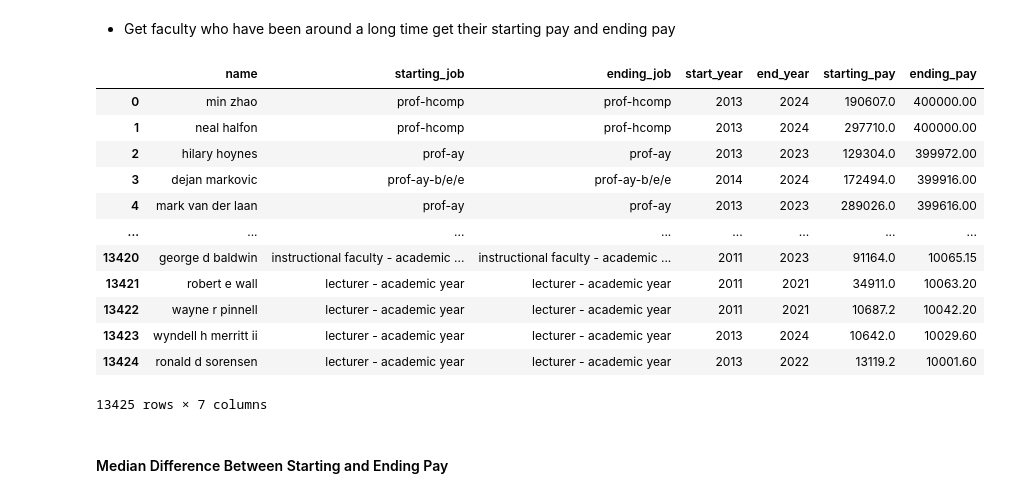
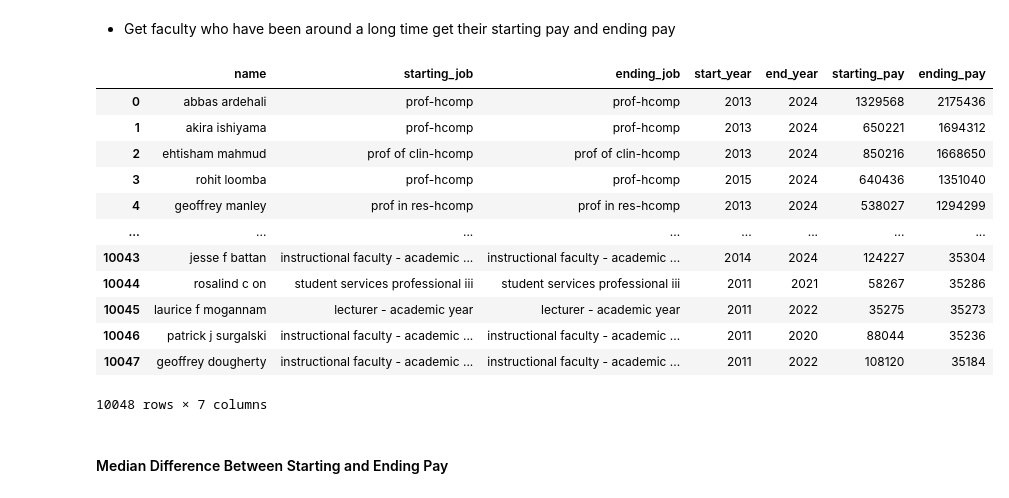
Before and after one commit to CSC4693-Fall-2026/CSC4693, a Jupyter notebook: Faculty/mcEDA.ipynb, the cells around one changed output. Cells and saved outputs as stored; diff of their text form; code cells hidden in the pictures.

```diff
--- a/Faculty/mcEDA.ipynb
+++ b/Faculty/mcEDA.ipynb
@@ -164,7 +152,7 @@ ORDER BY oldtimers.name, oldtimers.year
 # %%
 pay_df = duckdb.sql("""
 WITH yearly_pay AS (
-    SELECT name, job, year, SUM(totalpay) AS pay
+    SELECT name, job, year, ANY_VALUE(totalpay) AS pay
     FROM faculty_salaries
     GROUP BY name, job, year
 ),
@@ -185,45 +173,45 @@ oldtimers AS (
 ),
 consecutive_years AS (
     SELECT
         name,
         MIN(year) AS start_year,
         MAX(year) AS end_year,
         MIN(job) AS starting_job,
         MAX(job) AS ending_job,
 
         arg_min(pay, year) AS starting_pay,
         arg_max(pay, year) AS ending_pay
     FROM oldtimers
     GROUP BY name, job, grp
     HAVING COUNT(*) >= 10
 )
 SELECT
     name,
     starting_job,
     ending_job,
     start_year,
     end_year,
     starting_pay,
     ending_pay
     FROM consecutive_years
     ORDER BY ending_pay DESC
 """).df()
 
 pay_df
 # %% [output]
 |  | name | starting_job | ending_job | start_year | end_year | starting_pay | ending_pay |
-| 0 | min zhao | prof-hcomp | prof-hcomp | 2013 | 2024 | 190607.0 | 400000.00 |
-| 1 | neal halfon | prof-hcomp | prof-hcomp | 2013 | 2024 | 297710.0 | 400000.00 |
-| 2 | hilary hoynes | prof-ay | prof-ay | 2013 | 2023 | 129304.0 | 399972.00 |
-| 3 | dejan markovic | prof-ay-b/e/e | prof-ay-b/e/e | 2014 | 2024 | 172494.0 | 399916.00 |
-| 4 | mark van der laan | prof-ay | prof-ay | 2013 | 2023 | 289026.0 | 399616.00 |
+| 0 | abbas ardehali | prof-hcomp | prof-hcomp | 2013 | 2024 | 1329568 | 2175436 |
+| 1 | akira ishiyama | prof-hcomp | prof-hcomp | 2013 | 2024 | 650221 | 1694312 |
+| 2 | ehtisham mahmud | prof of clin-hcomp | prof of clin-hcomp | 2013 | 2024 | 850216 | 1668650 |
+| 3 | rohit loomba | prof-hcomp | prof-hcomp | 2015 | 2024 | 640436 | 1351040 |
+| 4 | geoffrey manley | prof in res-hcomp | prof in res-hcomp | 2013 | 2024 | 538027 | 1294299 |
 | ... | ... | ... | ... | ... | ... | ... | ... |
-| 13420 | george d baldwin | instructional faculty - academic ... | instructional faculty - academic ... | 2011 | 2023 | 91164.0 | 10065.15 |
-| 13421 | robert e wall | lecturer - academic year | lecturer - academic year | 2011 | 2021 | 34911.0 | 10063.20 |
-| 13422 | wayne r pinnell | lecturer - academic year | lecturer - academic year | 2011 | 2021 | 10687.2 | 10042.20 |
-| 13423 | wyndell h merritt ii | lecturer - academic year | lecturer - academic year | 2013 | 2024 | 10642.0 | 10029.60 |
-| 13424 | ronald d sorensen | lecturer - academic year | lecturer - academic year | 2013 | 2022 | 13119.2 | 10001.60 |
+| 10043 | jesse f battan | instructional faculty - academic ... | instructional faculty - academic ... | 2014 | 2024 | 124227 | 35304 |
+| 10044 | rosalind c on | student services professional iii | student services professional iii | 2011 | 2021 | 58267 | 35286 |
+| 10045 | laurice f mogannam | lecturer - academic year | lecturer - academic year | 2011 | 2022 | 35275 | 35273 |
+| 10046 | patrick j surgalski | instructional faculty - academic ... | instructional faculty - academic ... | 2011 | 2020 | 88044 | 35236 |
+| 10047 | geoffrey dougherty | instructional faculty - academic ... | instructional faculty - academic ... | 2011 | 2022 | 108120 | 35184 |
-13425 rows × 7 columns
+10048 rows × 7 columns
 # %% [markdown]
 #### Median Difference Between Starting and Ending Pay
 # %%
```
Also changed, not shown: parts of 13 cells of this notebook, 2 other files.
